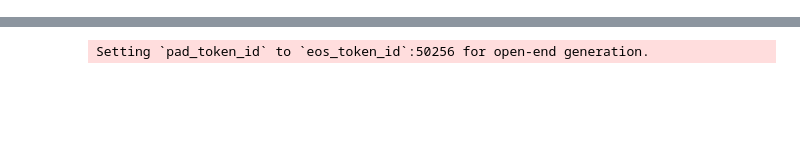
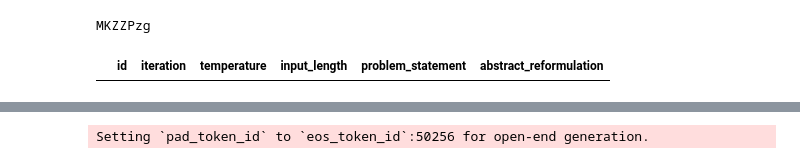
Before and after one commit to oasisresearchlab/GPT-Neo-Implementation-KJ, a Jupyter notebook: code/GPT-Neo-impl.ipynb, the cells around one changed output, grey strips where cells are left out. Cells and saved outputs as stored; diff of their text form; code cells hidden in the pictures; blank space fills up the shorter version.

```diff
--- a/code/GPT-Neo-impl.ipynb
+++ b/code/GPT-Neo-impl.ipynb
@@ -49,3 +52,12 @@ Abstracted reformulation: Enable particles to flow in confined geometries
 
 Problem statement: {user_input}
 """
+# %%
+
+# Generate a random string
+# with 32 characters.
+
+
+print (random)
+# %% [output]
+MKZZPzg
@@ -51,0 +71,4 @@ Problem statement: {user_input}
+# %%
+df
+# %% [output]
+|  | id | iteration | temperature | input_length | problem_statement | abstract_reformulation |
```
Also changed, not shown: parts of 13 cells of this notebook.
